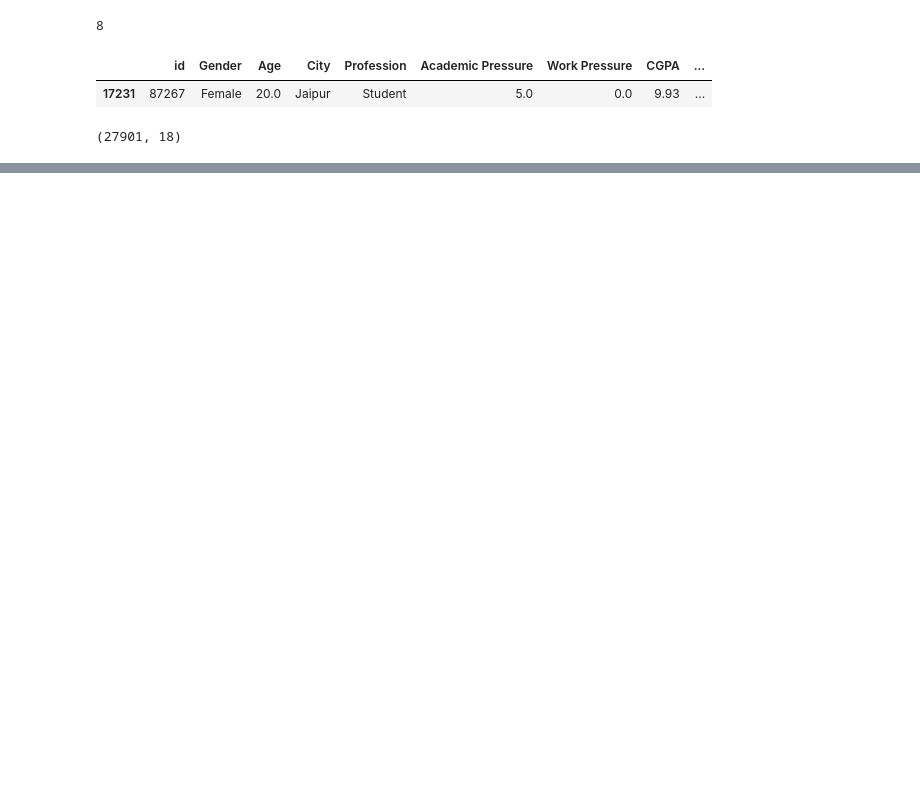
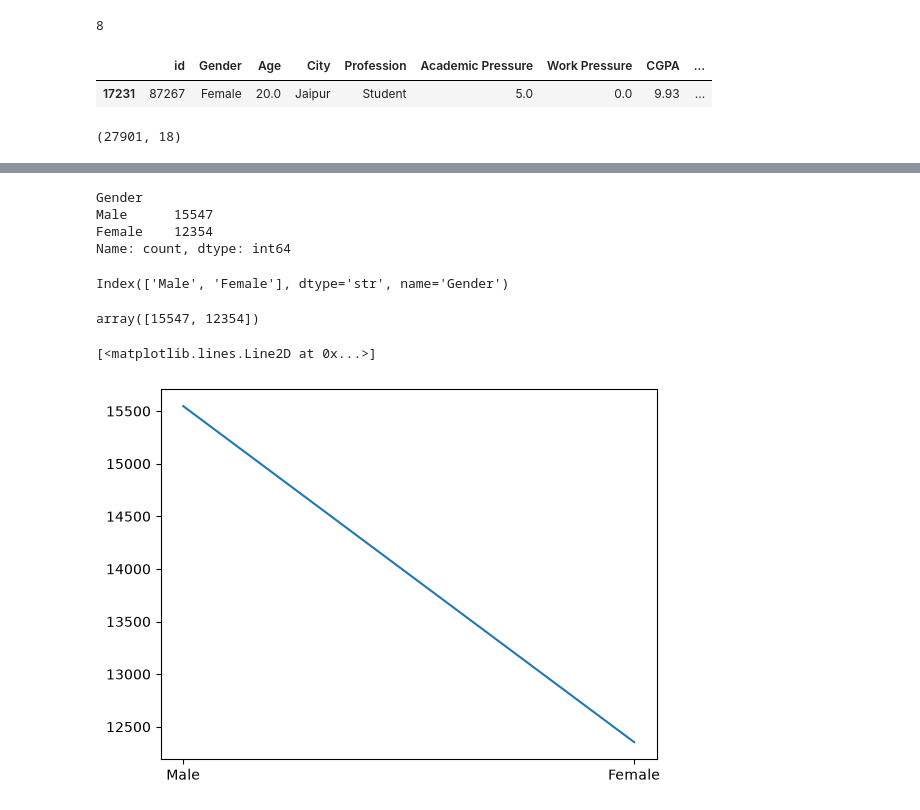
Before and after one commit to akash1234karma/tutedude, a Jupyter notebook: matplotlib.ipynb, the cells around one changed output, grey strips where cells are left out. Saved outputs shown, nothing was run; the diff lists cells and outputs as text; code cells hidden in the pictures; blank space fills up the shorter version.

```diff
--- a/matplotlib.ipynb
+++ b/matplotlib.ipynb
@@ -21,0 +48,26 @@ df.shape
+# %%
+data=df['Gender'].value_counts()
+# %%
+data
+# %% [output]
+Gender
+Male      15547
+Female    12354
+Name: count, dtype: int64
+# %%
+data.index
+# %% [output]
+Index(['Male', 'Female'], dtype='str', name='Gender')
+# %%
+x=data.index
+# %%
+data.values
+# %% [output]
+array([15547, 12354])
+# %%
+y=data.values
+# %%
+plt.plot(x,y)
+# %% [output]
+[<matplotlib.lines.Line2D at 0x...>]
+[figure, added]
```
Also changed, not shown: parts of 46 cells of this notebook.
